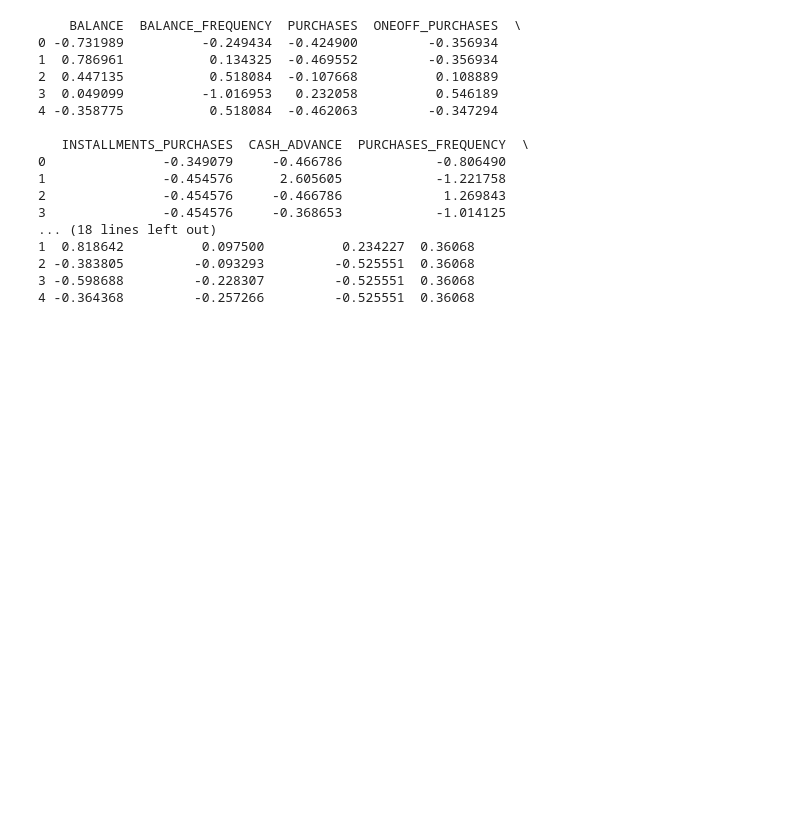
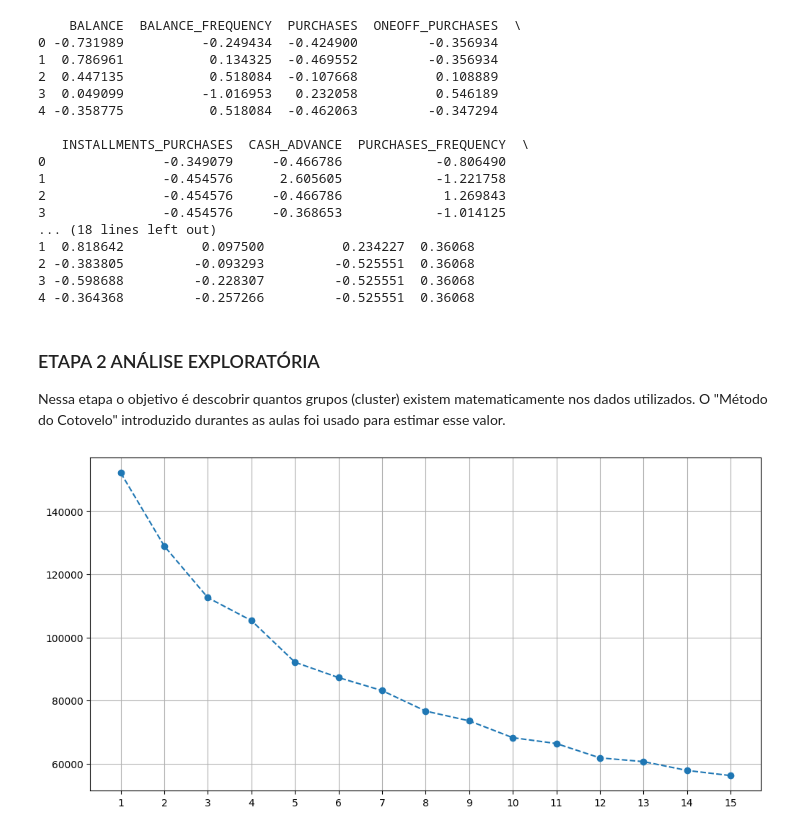
Before and after one commit to eudessb/segmentacao_de_clientes, a Jupyter notebook: notebook.ipynb, the cells around one changed output. Drawn from its saved outputs; the diff is of its cells as text; code cells hidden in the pictures; blank space fills up the shorter version.

Commit message:
Elbow method usado + KMEANS usado + algumas análises sobre os grupos encontrados no dataset

```diff
--- a/notebook.ipynb
+++ b/notebook.ipynb
@@ -37,3 +38,30 @@ print(df_scaled.head())
 2 -0.383805         -0.093293         -0.525551  0.36068
 3 -0.598688         -0.228307         -0.525551  0.36068
 4 -0.364368         -0.257266         -0.525551  0.36068
+# %% [markdown]
+### ETAPA 2  ANÁLISE EXPLORATÓRIA
+
+Nessa etapa o objetivo é descobrir quantos grupos (cluster) existem matematicamente nos dados utilizados.
+O "Método do Cotovelo" introduzido durantes as aulas foi usado para estimar esse valor.
+# %%
+from sklearn.cluster import KMeans
+
+wcss = []
+k_range = range(1,16)
+for i in k_range:
+    kmeans = KMeans(n_clusters= i, init = 'k-means++', random_state = 42)
+    kmeans.fit(df_scaled)
+    wcss.append(kmeans.inertia_)
+
+# Gráfico de cotovelo para visualização do número de clusters.
+
+plt.figure(figsize=(12,6))
+plt.plot(k_range, wcss, marker = 'o', linestyle='--')
+plt.title = 'Método do cotovelo '
+plt.xlabel = "Nº de clusters"
+plt.xticks(k_range)
+plt.ylabel = "Inércia"
+plt.grid(True)
+plt.show()
+# %% [output]
+[figure, added]
```
Also changed, not shown: parts of 4 cells of this notebook.
